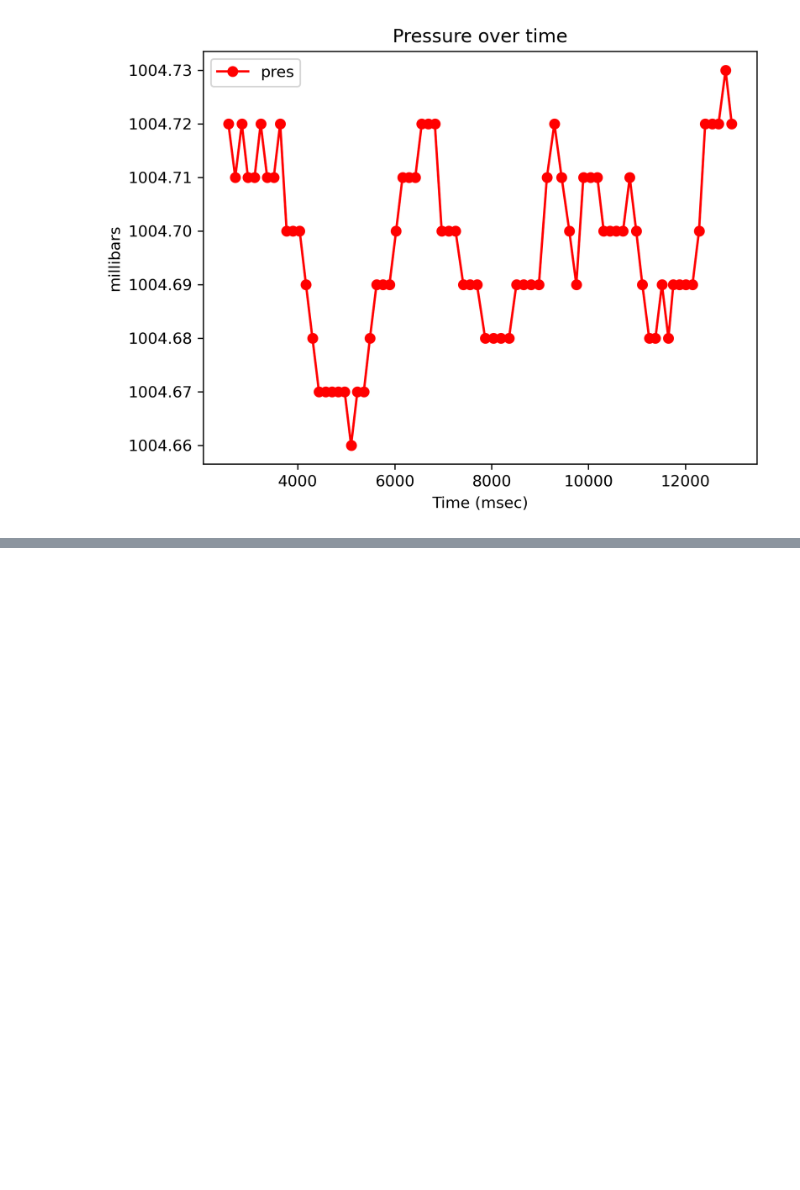
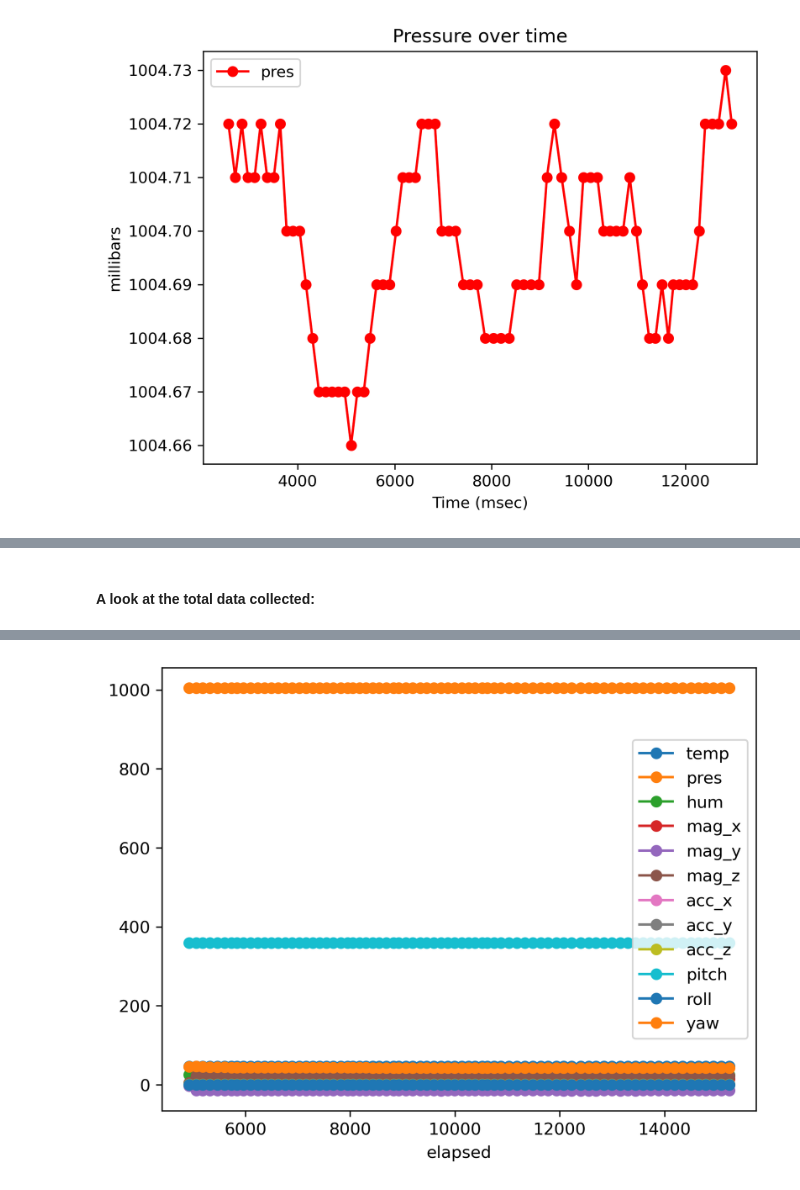
Before and after one commit to ProfOak7/Robotics, a Jupyter notebook: SenseHatTest.ipynb, the cells around one changed output, grey strips where cells are left out. Cells and saved outputs as stored; diff of their text form; code cells hidden in the pictures; blank space fills up the shorter version.

```diff
--- a/SenseHatTest.ipynb
+++ b/SenseHatTest.ipynb
@@ -90,0 +93,3 @@ Text(0.5, 1.0, 'Pressure over time')
+# %%
+df2 = pd.read_csv (r'./data (1).csv', index_col=13)
+df2
@@ -90,0 +111,5 @@ Text(0.5, 1.0, 'Pressure over time')
+# %% [markdown]
+#### A look at the total data collected:
+# %%
+df2.plot.line(marker = 'o')
+# %% [output]
@@ -90,0 +117 @@ Text(0.5, 1.0, 'Pressure over time')
+[figure, added]
```
Also changed, not shown: parts of 9 cells of this notebook.
